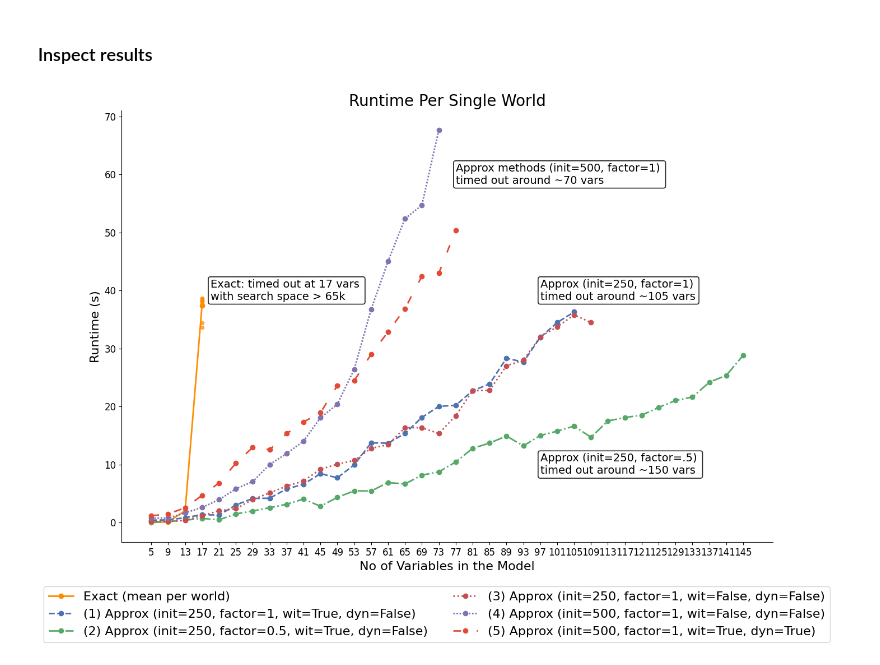
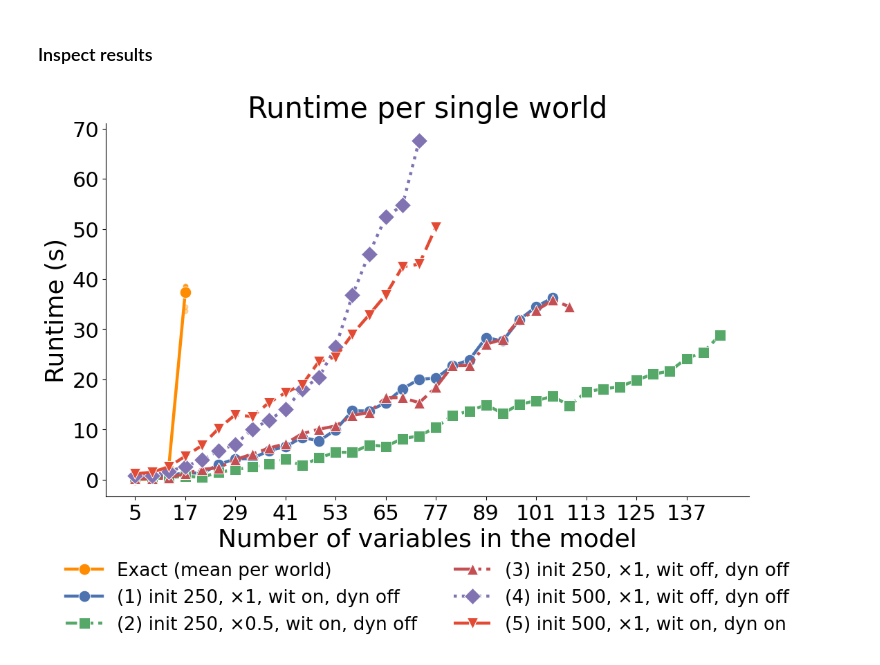
Before and after one commit to rfl-urbaniak/explainable_paper, a Jupyter notebook: docs/source/actual_causality_benchmark.ipynb, the cells around one changed output. Saved outputs shown, nothing was run; the diff lists cells and outputs as text; code cells hidden in the pictures.

```diff
--- a/docs/source/actual_causality_benchmark.ipynb
+++ b/docs/source/actual_causality_benchmark.ipynb
@@ -1381,86 +1410,44 @@ mean_vals = df_melted.groupby("Column")["Runtime"].mean().reset_index()
 
 max_sites = int(mean_vals["Column"].max())
 # %%
-# ---------------------- PLOT 1 ----------------------
-fig1, ax1 = plt.subplots(figsize=(15, 10))
+# ---------------------- PLOT 1: RUNTIME ----------------------
+fig1, ax1 = plt.subplots(figsize=(12, 7))
 
-ax1.set_title("Runtime Per Single World", fontsize=20)
-ax1.set_xlabel("No of Variables in the Model", fontsize=16)
-ax1.set_ylabel("Runtime (s)", fontsize=16)
+ax1.set_title("Runtime per single world", fontsize=TITLE_FS)
+ax1.set_xlabel("Number of variables in the model", fontsize=LABEL_FS)
+ax1.set_ylabel("Runtime (s)", fontsize=LABEL_FS)
 
-# Scatter exact
+# Exact: raw scatter (faint) + mean line.
 for col in df_melted["Column"].unique():
     subset = df_melted[df_melted["Column"] == col]
-    ax1.scatter(
-        [col] * len(subset), subset["Runtime"], s=20, alpha=0.7, color="darkorange"
-    )
-
-# Mean summary line
+    ax1.scatter([col] * len(subset), subset["Runtime"], s=22, alpha=0.35, color="darkorange")
 ax1.plot(
-    mean_vals["Column"],
-    mean_vals["Runtime"],
-    marker="o",
-    linestyle="-",
-    linewidth=2,
-    markersize=6,
-    color="darkorange",
+    mean_vals["Column"], mean_vals["Runtime"],
+    marker="o", linestyle="-", linewidth=LW, markersize=MS,
+    color="darkorange", markeredgecolor="white", markeredgewidth=0.7,
     label="Exact (mean per world)",
 )
 
 max_sites = int(mean_vals["Column"].max())
-
-# Approximate curves
-for idx, (approx_result, color, lty) in enumerate(
-    zip(approximate_results_list, colors, line_styles), start=1
+for idx, (approx_result, color, lty, mk) in enumerate(
+    zip(approximate_results_list, colors, line_styles, markers), start=1
 ):
     df = approx_result["runtime_per_observation_approx_df"]
     y_vals = df.T.squeeze().values
     x_vals = list(range(0, len(y_vals)))
-
     max_sites = max(max_sites, max(x_vals))
-
-    size_parameters = list(range(1, max_sites + 2))
-    numbers_of_variables = [str((4 * n) + 1) for n in size_parameters]
-
     ax1.plot(
-        x_vals,
-        y_vals,
-        marker="o",
-        linestyle=lty,
-        linewidth=2,
-        markersize=6,
-        color=color,
-        label=f"({idx}) Approx (init={approx_result['run_params']['initial_num_search_samples']}, "
-        f"factor={approx_result['run_params']['linear_sample_size_factor']}, "
-        f"wit={approx_result['run_params']['use_witnesses']}, "
-        f"dyn={approx_result['run_params']['dynamic_set_sizes']})",
+        x_vals, y_vals, marker=mk, linestyle=lty, linewidth=LW, markersize=MS,
+        color=color, markeredgecolor="white", markeredgewidth=0.7,
+        label=approx_label(idx, approx_result["run_params"]),
     )
 
-# Annotate
-add_line_end_label(
-    ax1, 3.5, 40, "Exact: timed out at 17 vars \nwith search space > 65k"
-)
-add_line_end_label(
-    ax1, 18, 60, "Approx methods (init=500, factor=1) \ntimed out around ~70 vars"
-)
-add_line_end_label(
-    ax1, 23, 40, "Approx (init=250, factor=1) \ntimed out around ~105 vars"
-)
-add_line_end_label(
-    ax1, 23, 10, "Approx (init=250, factor=.5) \ntimed out around ~150 vars"
-)
-
-
-ax1.tick_params(axis="both", labelsize=12)
-ax1.set_xticks(range(0, max_sites + 1))
-ax1.set_xticklabels(numbers_of_variables, fontsize=12)
-
-
-fig1.legend(loc="lower center", bbox_to_anchor=(0.5, -0.08), ncol=2, fontsize=16)
+make_var_ticks(ax1, max_sites, step=3)
+ax1.legend(loc="upper center", bbox_to_anchor=(0.5, -0.13), ncol=2,
+           fontsize=LEG_FS, frameon=False)
 sns.despine()
-# fig1.tight_layout()
-fig1.savefig("ac_benchmark/plot1_runtime.png", bbox_inches="tight")
+fig1.savefig("ac_benchmark/plot1_runtime.png", bbox_inches="tight", dpi=200)
 plt.show()
 # %% [output]
-[figure, old version]
+[figure, new version]
 # %%
```
Also changed, not shown: parts of 17 cells of this notebook, 37 other files.
